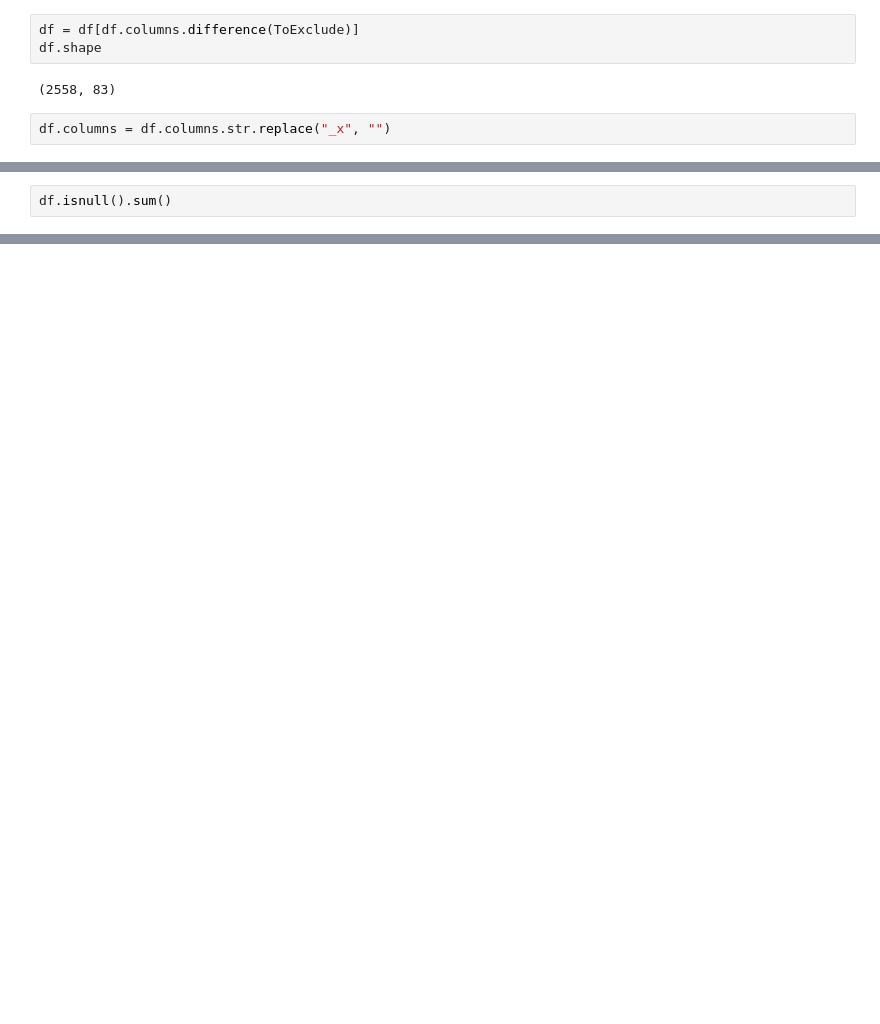
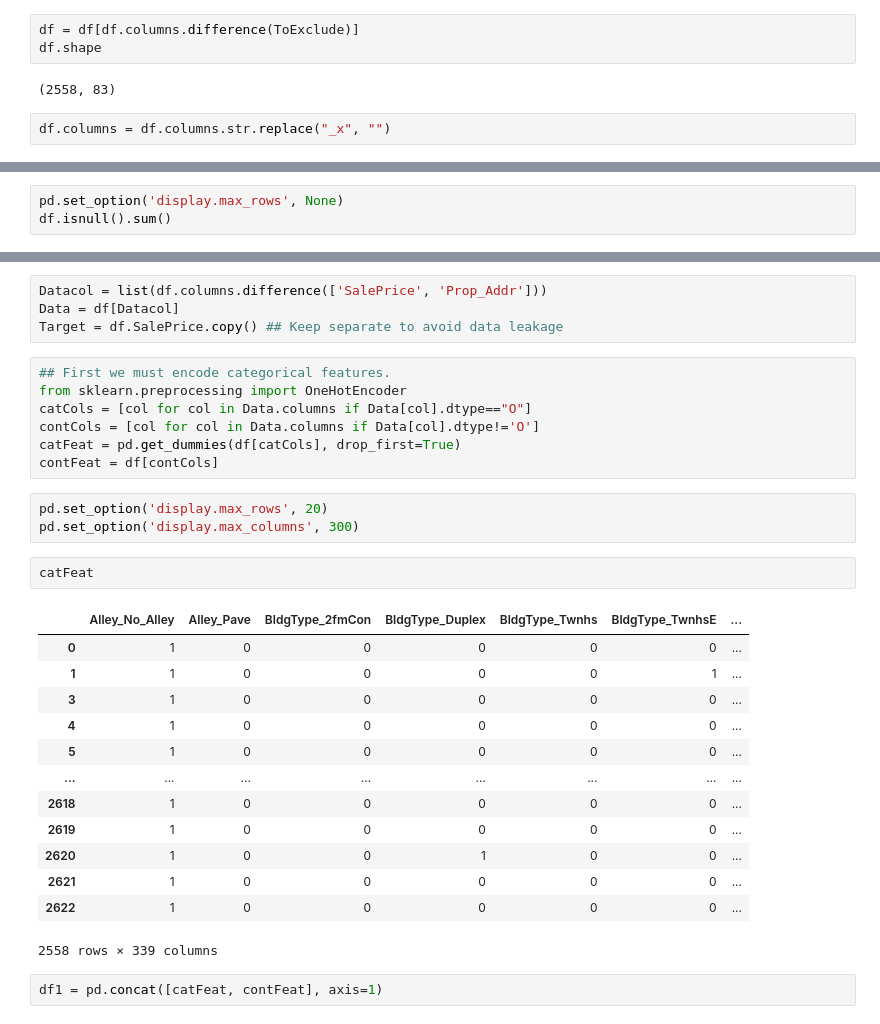
Before and after one commit to danielosetiawan/Ames_Housing_ML, a Jupyter notebook: Data_Cleaning.ipynb, the cells around one changed output, grey strips where cells are left out. Saved outputs shown, nothing was run; the diff lists cells and outputs as text; blank space fills up the shorter version.

Commit message:
Started encoding; it still needs adjustment for the categorical variables

```diff
--- a/Data_Cleaning.ipynb
+++ b/Data_Cleaning.ipynb
@@ -286,3 +267,4 @@ Index(['1stFlrSF', '2ndFlrSF', '3SsnPorch', 'Alley', 'BedroomAbvGr',
 # %%
+pd.set_option('display.max_rows', None)
 df.isnull().sum()
 # %% [output]
@@ -304,0 +299,32 @@ We will impute via a random forest method (missForest)
+# %%
+Datacol = list(df.columns.difference(['SalePrice', 'Prop_Addr']))
+Data = df[Datacol]
+Target = df.SalePrice.copy() ## Keep separate to avoid data leakage
+# %%
+## First we must encode categorical features.
+from sklearn.preprocessing import OneHotEncoder
+catCols = [col for col in Data.columns if Data[col].dtype=="O"]
+contCols = [col for col in Data.columns if Data[col].dtype!='O']
+catFeat = pd.get_dummies(df[catCols], drop_first=True)
+contFeat = df[contCols]
+# %%
+pd.set_option('display.max_rows', 20)
+pd.set_option('display.max_columns', 300)
+# %%
+catFeat
+# %% [output]
+|  | Alley_No_Alley | Alley_Pave | BldgType_2fmCon | BldgType_Duplex | BldgType_Twnhs | BldgType_TwnhsE | ... |
+| 0 | 1 | 0 | 0 | 0 | 0 | 0 | ... |
+| 1 | 1 | 0 | 0 | 0 | 0 | 1 | ... |
+| 3 | 1 | 0 | 0 | 0 | 0 | 0 | ... |
+| 4 | 1 | 0 | 0 | 0 | 0 | 0 | ... |
+| 5 | 1 | 0 | 0 | 0 | 0 | 0 | ... |
+| ... | ... | ... | ... | ... | ... | ... | ... |
+| 2618 | 1 | 0 | 0 | 0 | 0 | 0 | ... |
+| 2619 | 1 | 0 | 0 | 0 | 0 | 0 | ... |
+| 2620 | 1 | 0 | 0 | 1 | 0 | 0 | ... |
+| 2621 | 1 | 0 | 0 | 0 | 0 | 0 | ... |
+| 2622 | 1 | 0 | 0 | 0 | 0 | 0 | ... |
+2558 rows × 339 columns
+# %%
+df1 = pd.concat([catFeat, contFeat], axis=1)
```
Also changed, not shown: parts of 27 cells of this notebook.
